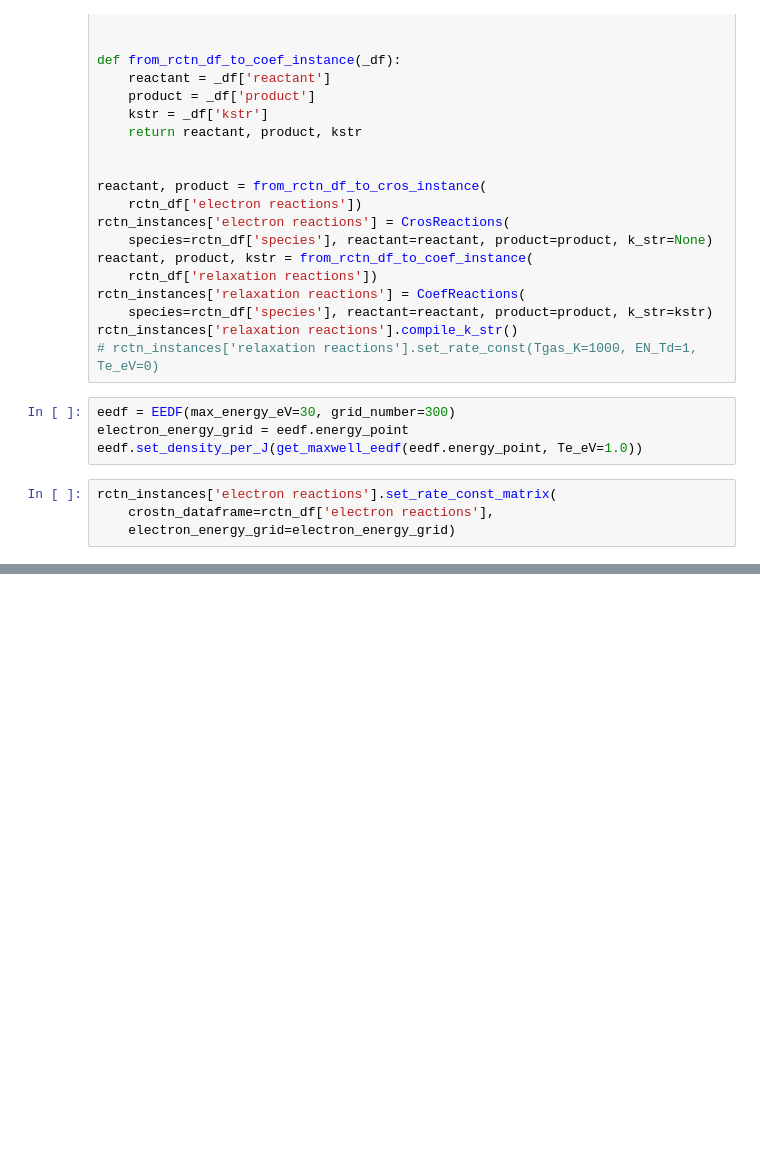
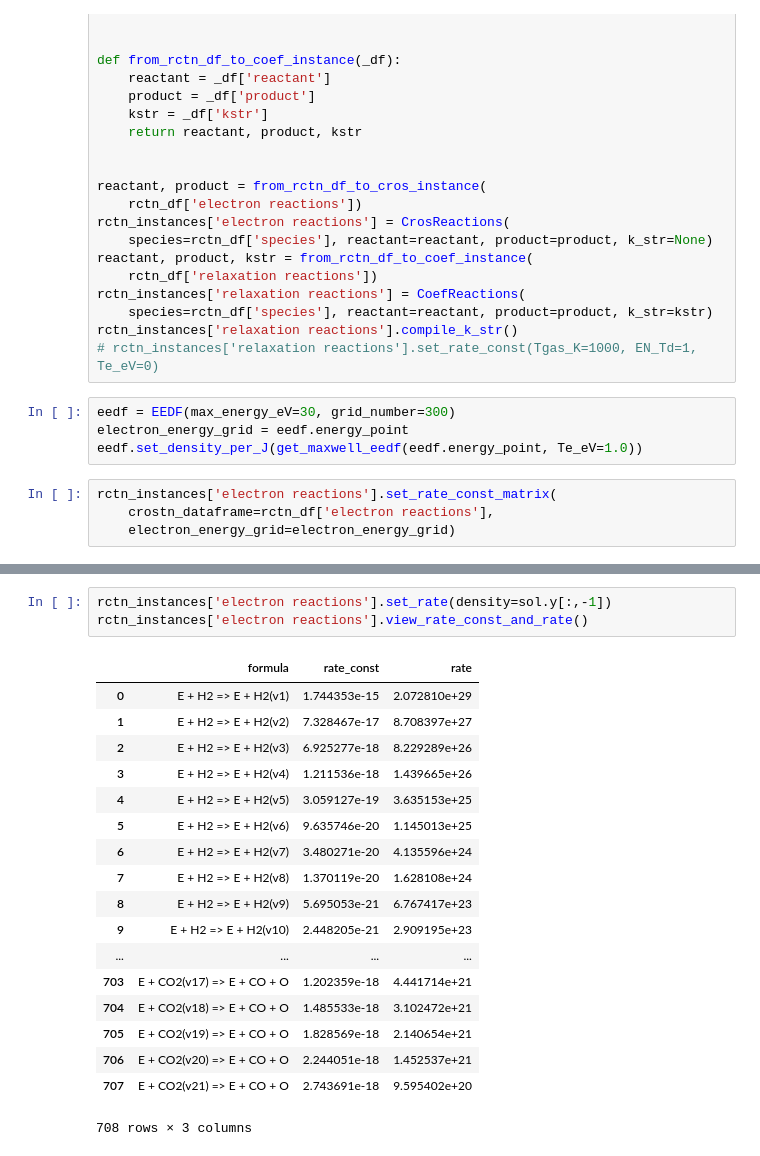
Before and after one commit to LiuPhyMan/PlasmaChemistry, a Jupyter notebook: _notebook/未命名1.ipynb, the cells around one changed output, grey strips where cells are left out. Drawn from its saved outputs; the diff is of its cells as text; blank space fills up the shorter version.

```diff
--- a/_notebook/未命名1.ipynb
+++ b/_notebook/未命名1.ipynb
@@ -385,0 +351,22 @@ plt.semilogx(sol.t, sol.y.transpose(), marker='.')
+# %%
+rctn_instances['electron reactions'].set_rate(density=sol.y[:,-1])
+rctn_instances['electron reactions'].view_rate_const_and_rate()
+# %% [output]
+|  | formula | rate_const | rate |
+| 0 | E + H2 => E + H2(v1) | 1.744353e-15 | 2.072810e+29 |
+| 1 | E + H2 => E + H2(v2) | 7.328467e-17 | 8.708397e+27 |
+| 2 | E + H2 => E + H2(v3) | 6.925277e-18 | 8.229289e+26 |
+| 3 | E + H2 => E + H2(v4) | 1.211536e-18 | 1.439665e+26 |
+| 4 | E + H2 => E + H2(v5) | 3.059127e-19 | 3.635153e+25 |
+| 5 | E + H2 => E + H2(v6) | 9.635746e-20 | 1.145013e+25 |
+| 6 | E + H2 => E + H2(v7) | 3.480271e-20 | 4.135596e+24 |
+| 7 | E + H2 => E + H2(v8) | 1.370119e-20 | 1.628108e+24 |
+| 8 | E + H2 => E + H2(v9) | 5.695053e-21 | 6.767417e+23 |
+| 9 | E + H2 => E + H2(v10) | 2.448205e-21 | 2.909195e+23 |
+| ... | ... | ... | ... |
+| 703 | E + CO2(v17) => E + CO + O | 1.202359e-18 | 4.441714e+21 |
+| 704 | E + CO2(v18) => E + CO + O | 1.485533e-18 | 3.102472e+21 |
+| 705 | E + CO2(v19) => E + CO + O | 1.828569e-18 | 2.140654e+21 |
+| 706 | E + CO2(v20) => E + CO + O | 2.244051e-18 | 1.452537e+21 |
+| 707 | E + CO2(v21) => E + CO + O | 2.743691e-18 | 9.595402e+20 |
+708 rows × 3 columns
```
Also changed, not shown: parts of 23 cells of this notebook, 12 other files.
